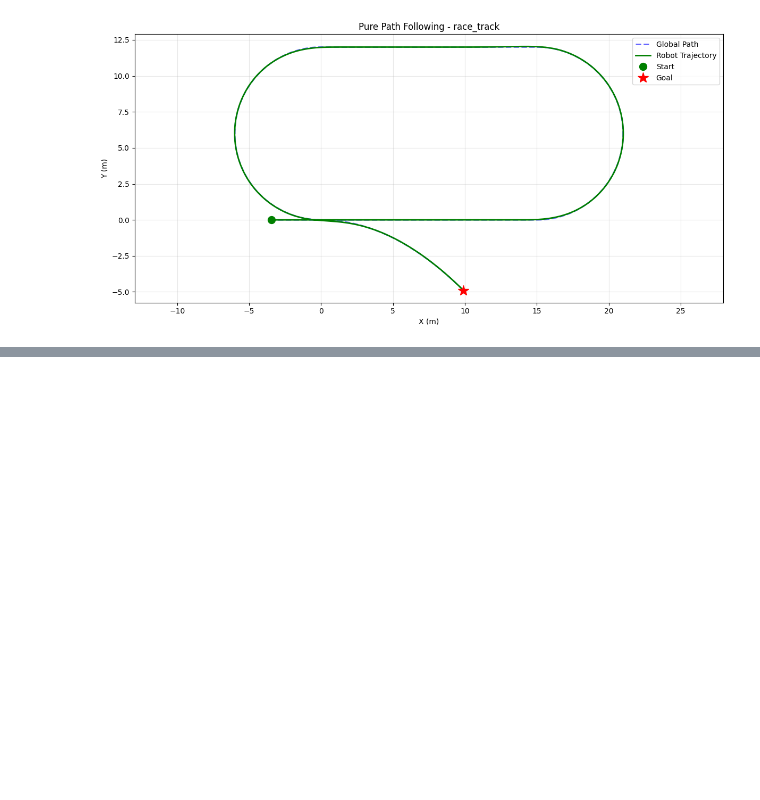
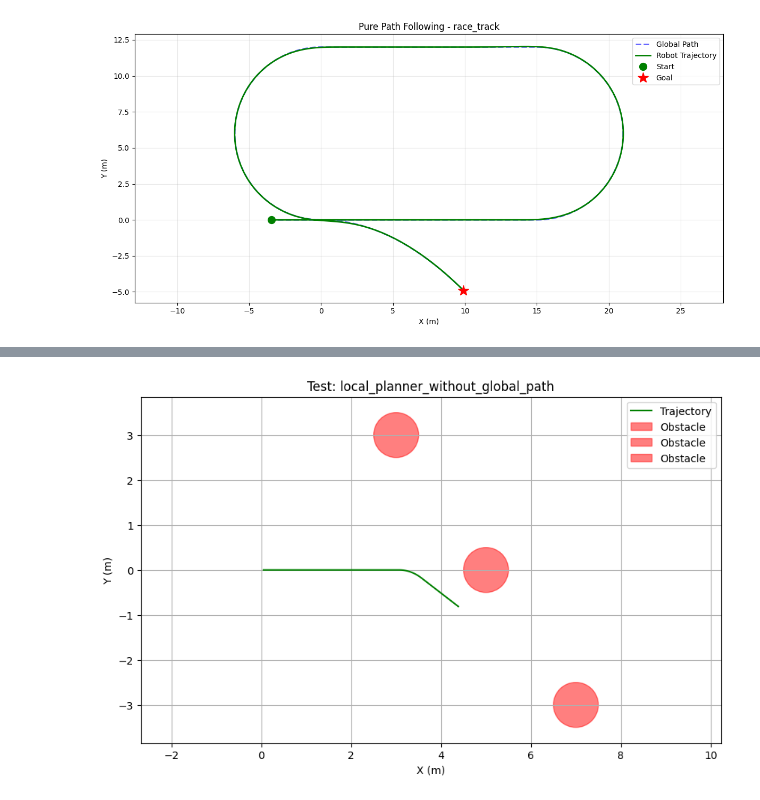
Before and after one commit to esraa1000/Path_Planning_Shell_AI, a Jupyter notebook: localPlanner.ipynb, the cells around one changed output, grey strips where cells are left out. Cells and saved outputs as stored; diff of their text form; code cells hidden in the pictures; blank space fills up the shorter version.

Commit message:
Added local planner that doesn't need global planner

```diff
--- a/localPlanner.ipynb
+++ b/localPlanner.ipynb
@@ -512,0 +615,70 @@ Goal reached at step 1673!
+# %%
+import math
+import numpy as np
+import matplotlib.pyplot as plt
+
+
+def test_local_planner_without_global_path():
+    """
+    Test the local_planner_without_global_path function with a simple scenario.
+    """
+    # Define the robot's initial pose (x, y, theta)
+    initial_pose = [0.0, 0.0, 0.0]
+
+    # Define track boundaries (not used in the current implementation, placeholder for future use)
+    track_boundaries = None
+
+    # Define obstacles (x, y, radius)
+    obstacles = [
+        [3.0, 3.0, 0.5],
+        [5.0, 0.0, 0.5],
+        [7.0, -3.0, 0.5]
+    ]
+
+    # Simulation parameters
+    lookahead_dist = 1.5
+    max_steps = 100
+    dt = 0.1
+
+    # Initialize variables
+    pose = initial_pose[:]
+    traj_x, traj_y = [], []
+
+    print("Starting test for local_planner_without_global_path...")
+
+    for step in range(max_steps):
+        v, w, target_idx, avoiding = local_planner_without_global_path(
+            pose, track_boundaries, obstacles, lookahead_dist
+        )
+
+        # Update pose based on velocity commands
+        pose[0] += v * math.cos(pose[2]) * dt
+        pose[1] += v * math.sin(pose[2]) * dt
+        pose[2] += w * dt
+        pose[2] = (pose[2] + np.pi) % (2 * np.pi) - np.pi
+
+        # Record trajectory
+        traj_x.append(pose[0])
+        traj_y.append(pose[1])
+
+        # Print status
+        print(f"Step {step}: Pose = {pose}, v = {v:.2f}, w = {w:.2f}, Avoiding = {avoiding}")
+
+    print("Test completed.")
+
+    # Visualization
+    plt.figure(figsize=(10, 6))
+    plt.plot(traj_x, traj_y, 'g-', label='Trajectory')
+    for obs in obstacles:
+        plt.gca().add_patch(plt.Circle((obs[0], obs[1]), obs[2], color='red', alpha=0.5, label='Obstacle'))
+    plt.xlabel('X (m)')
+    plt.ylabel('Y (m)')
+    plt.title('Test: local_planner_without_global_path')
+    plt.legend()
+    plt.grid(True)
+    plt.axis('equal')
+    plt.show()
+
+# Run the test
+test_local_planner_without_global_path()
+# %% [output]
@@ -512,0 +702 @@ Goal reached at step 1673!
+[figure, added]
```
Also changed, not shown: parts of 5 cells of this notebook.
